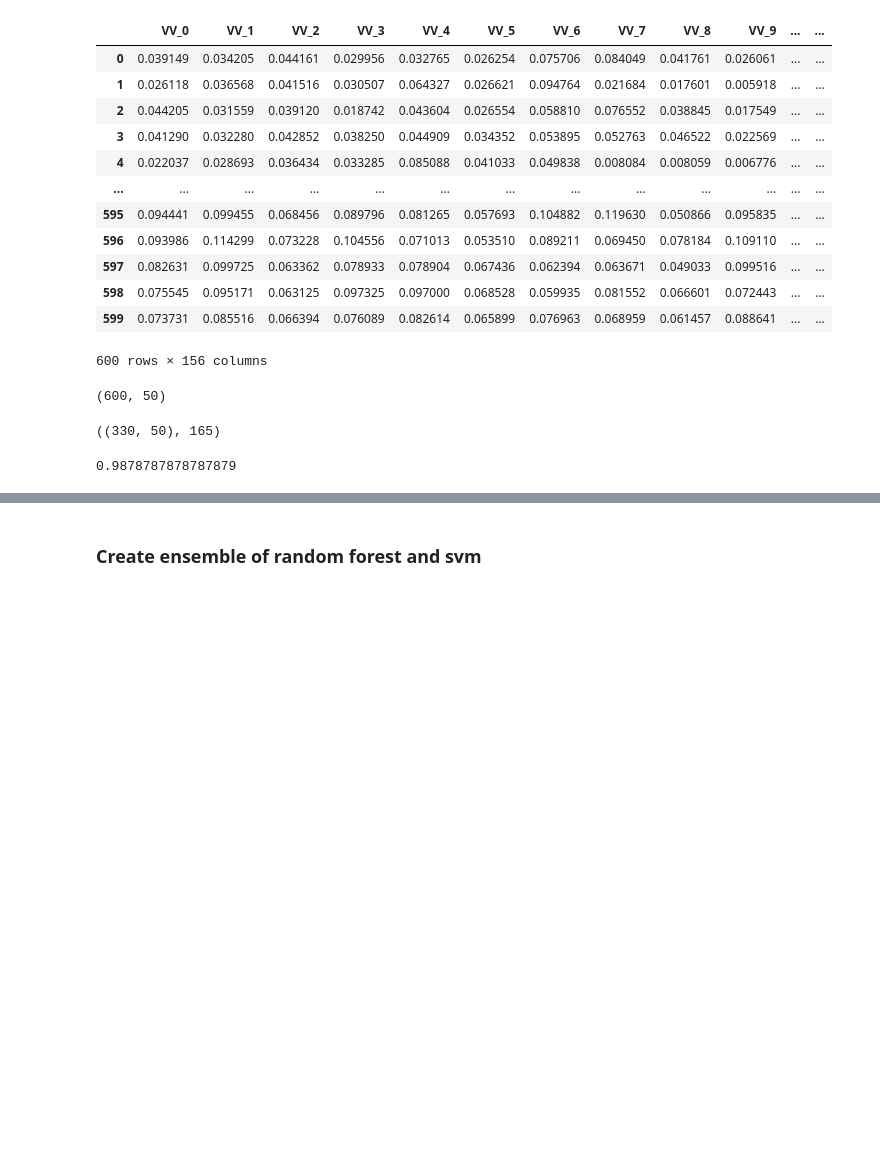
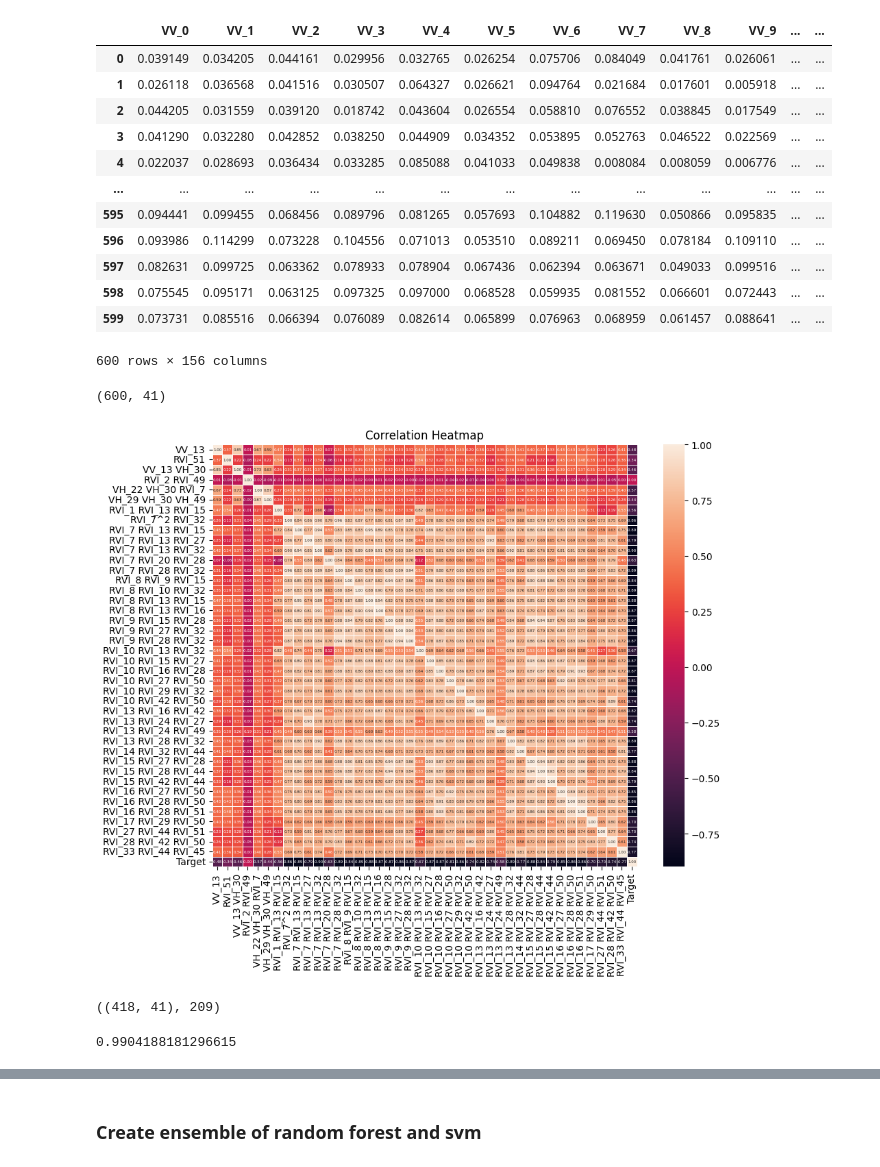
Before and after one commit to gsparsh220598/Rice-Crop-Prediction, a Jupyter notebook: analysis.ipynb, the cells around one changed output, grey strips where cells are left out. Cells and saved outputs as stored; diff of their text form; code cells hidden in the pictures; blank space fills up the shorter version.

Commit message:
added feature importance, tsne clusters, violen plots. Added MLP, GBMs

```diff
--- a/analysis.ipynb
+++ b/analysis.ipynb
@@ -23,6 +25,9 @@ df = pd.read_csv('Crop_Location_Data_20221201.csv')
 s1_data = np.load('sar_data.npy') #Sentinel-2 data
 s2_data = np.load('sentinel2_data_train.npy')[:,:4,:]
 # %%
+from sklearn.feature_selection import RFECV
+
+
 def prep_s2_data(data):
     data[data == 0] = np.nan
     red = data[:,0,:]
@@ -49,7 +54,9 @@ def prep_s1_data(data):
 proc_pipe = Pipeline([
       ('scale', MinMaxScaler()), #Scale the data
       ('thresh', VarianceThreshold()), #Remove colmns with constant features
-      ('select_feats', SelectKBest(f_classif, k=50)) #select top 50 features using f_classif strategy
+      ('fe', PolynomialFeatures(degree=3)),
+    #   ('select_feats', SelectKBest(f_classif, k=50)) #select top 50 features using f_classif strategy
+      ('select_feats', SelectFromModel(XGBClassifier(random_state=40),max_features=50)),
 ])
 
 def create_col_names(features=['VV','VH','RVI'],timesteps=52):
@@ -91,6 +98,7 @@ complete_df
 le = LabelEncoder()
 y = le.fit_transform(df['Class of Land'])
 X = proc_pipe.fit_transform(complete_df,y)
+sel_feats = proc_pipe.get_feature_names_out().tolist()
 X.shape
 # %% [output]
-(600, 50)
+(600, 41)
@@ -99,5 +105,3 @@ sel_feats = proc_pipe.get_feature_names_out().tolist()
-# %%
-X_train, X_test, y_train, y_test=train_test_split(X,y,test_size=0.45,shuffle=True, random_state=807410395)
-X_train.shape, y_train.sum()
-# %% [output]
-((330, 50), 165)
+# %%
+df_ = pd.DataFrame(X,columns=sel_feats)
+df_['Target'] = y
@@ -103,0 +127,26 @@ X_train.shape, y_train.sum()
+# %%
+import seaborn as sns
+import matplotlib.pyplot as plt
+
+def correlation_plot(dataframe):
+    """
+    Generates a correlation heatmap plot using Seaborn.
+
+    Parameters:
+    - dataframe: pandas DataFrame containing numeric columns.
+
+    Returns:
+    - None (displays the plot).
+    """
+    # Calculate correlation matrix
+    corr_matrix = dataframe.corr()
+
+    # Generate a heatmap using Seaborn
+    plt.figure(figsize=(10, 8))
+    sns.heatmap(corr_matrix, annot=True, fmt='.2f', linewidths=0.5, annot_kws={"size": 4})
+    plt.title('Correlation Heatmap')
+    plt.show()
+
+correlation_plot(df_)
+# %% [output]
+[figure, added]
@@ -103,0 +192,17 @@ X_train.shape, y_train.sum()
+# %%
+df = df_.copy()
+train = df.iloc[[461,169],:]
+test = df.iloc[[292,234,112],:]
+df_ = df.drop([461,234,169,112,292])
+X = df_.drop(['Target'],axis=1)
+y = df_['Target']
+X_train, X_test, y_train, y_test=train_test_split(X,y,test_size=0.3,shuffle=True, random_state=807410395)
+X_train = pd.concat([X_train,train.drop(['Target'],axis=1)]).reset_index(drop=True)
+y_train = pd.concat([y_train,train['Target']]).reset_index(drop=True)
+X_test = pd.concat([X_test,test.drop(['Target'],axis=1)]).reset_index(drop=True)
+y_test = pd.concat([y_test,test['Target']]).reset_index(drop=True)
+X = df.drop(['Target'],axis=1)
+y = df['Target']
+X_train.shape, y_train.sum()
+# %% [output]
+((418, 41), 209)
@@ -104,8 +220,9 @@ X_train.shape, y_train.sum()
 # %%
-clf = LogisticRegression(max_iter=5000)
-scv = StratifiedKFold(n_splits=5)
-cross_val_score(clf, X_train, y_train, cv=scv.split(X_train, y_train), scoring='accuracy').mean()
+#[621, 782, 209, 1922, 1897, 1620, 1992, 1627, 1599, 217]
+scv = StratifiedKFold(n_splits=5, random_state=621, shuffle=True)
+score = cross_val_score(clf, X_train, y_train, cv=scv.split(X_train, y_train), scoring='accuracy').mean()
+score
 # %% [output]
-0.9878787878787879
+0.9904188181296615
 # %%
 model = clf.fit(X,y)
```
Also changed, not shown: parts of 31 cells of this notebook.
